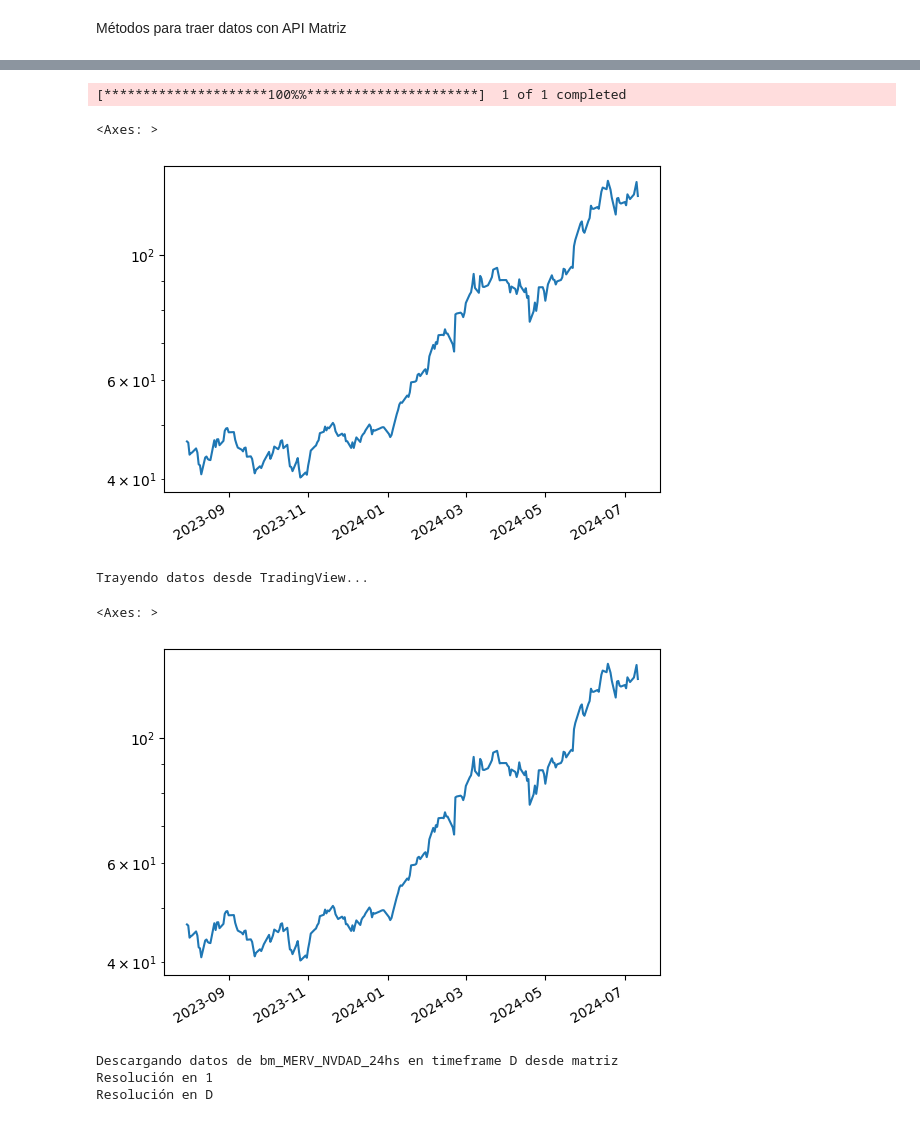
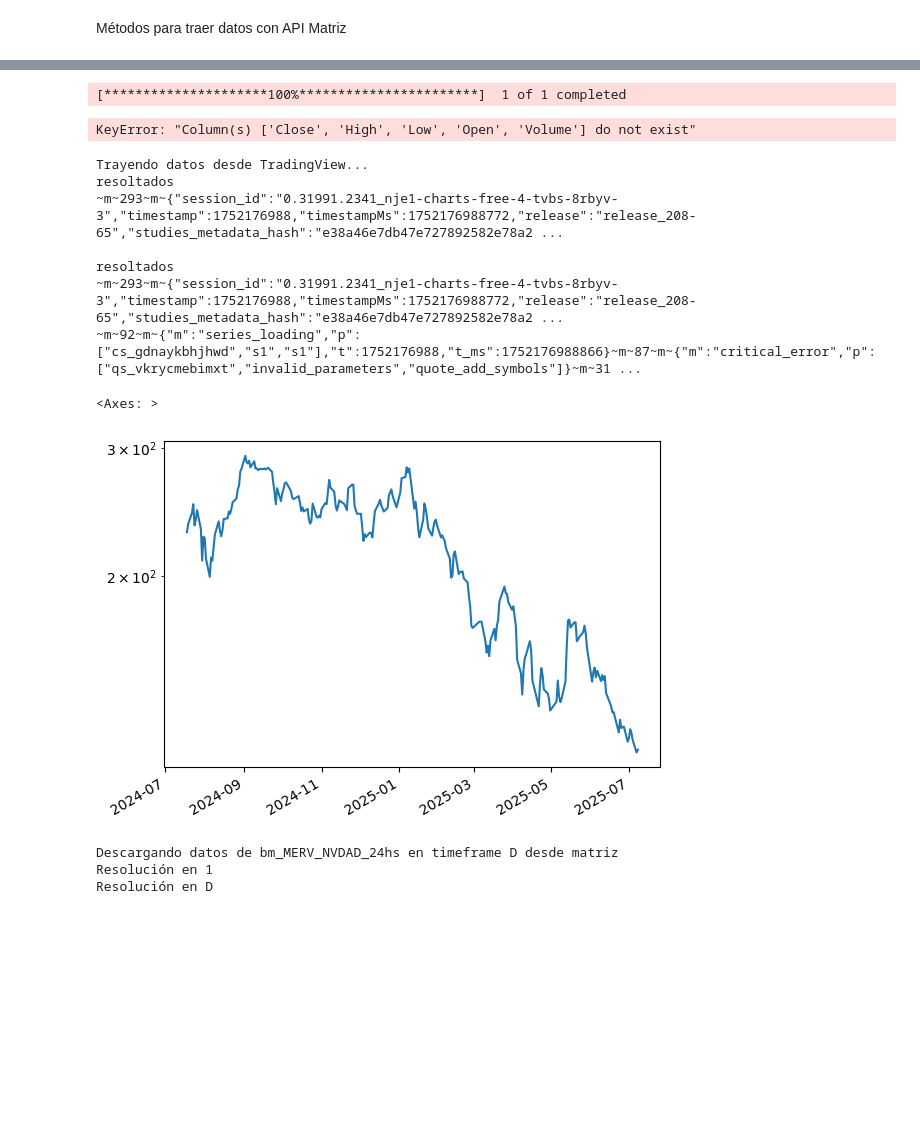
Before and after one commit to dmdiegoar/Quant-code-t0, a Jupyter notebook: Asset_data_download_TV,_Matriz,_YF.ipynb, the cells around one changed output, grey strips where cells are left out. Saved outputs shown, nothing was run; the diff lists cells and outputs as text; code cells hidden in the pictures; blank space fills up the shorter version.

```diff
--- a/Asset_data_download_TV,_Matriz,_YF.ipynb
+++ b/Asset_data_download_TV,_Matriz,_YF.ipynb
@@ -431,18 +435,24 @@ def get_ticker_matriz(ticker, start_date="2010-01-01", end_date=None, timeframe=
     return df
 # %%
 df = get_ticker_wrapper('NVDA') #Defaultea a yahoofinance
-df[-240:-1].Close.plot(logy=True)
+--df[-240:-1].Close.plot(logy=True)
 # %% [output]
-[*********************100%%**********************]  1 of 1 completed
+[*********************100%***********************]  1 of 1 completed
-<Axes: >
+KeyError: "Column(s) ['Close', 'High', 'Low', 'Open', 'Volume'] do not exist"
-[figure, removed]
 # %%
-df = get_ticker_wrapper('tv:NVDA') #Fuerza TradingView
+df = get_ticker_wrapper('tv:COME') #Fuerza TradingView
+print(df)
 df[-240:-1].Close.plot(logy=True)
 # %% [output]
 Trayendo datos desde TradingView...
+resoltados
+~m~293~m~{"session_id":"0.31991.2341_nje1-charts-free-4-tvbs-8rbyv-3","timestamp":1752176988,"timestampMs":1752176988772,"release":"release_208-65","studies_metadata_hash":"e38a46e7db47e727892582e78a2 ...
+
+resoltados
+~m~293~m~{"session_id":"0.31991.2341_nje1-charts-free-4-tvbs-8rbyv-3","timestamp":1752176988,"timestampMs":1752176988772,"release":"release_208-65","studies_metadata_hash":"e38a46e7db47e727892582e78a2 ...
+~m~92~m~{"m":"series_loading","p":["cs_gdnaykbhjhwd","s1","s1"],"t":1752176988,"t_ms":1752176988866}~m~87~m~{"m":"critical_error","p":["qs_vkrycmebimxt","invalid_parameters","quote_add_symbols"]}~m~31 ...
 <Axes: >
-[figure, old version]
+[figure, new version]
 # %%
 df = get_ticker_wrapper('bm_MERV_NVDAD_24hs') #Fuerza matriz
 df[-240:-1].Close.plot(logy=True)
```
Also changed, not shown: parts of 4 cells of this notebook.
